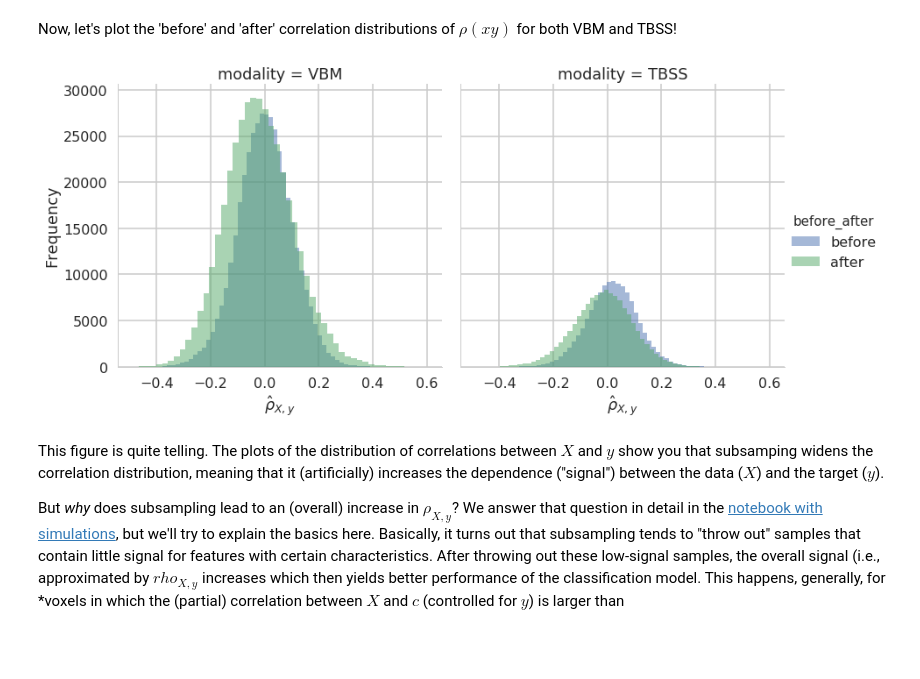
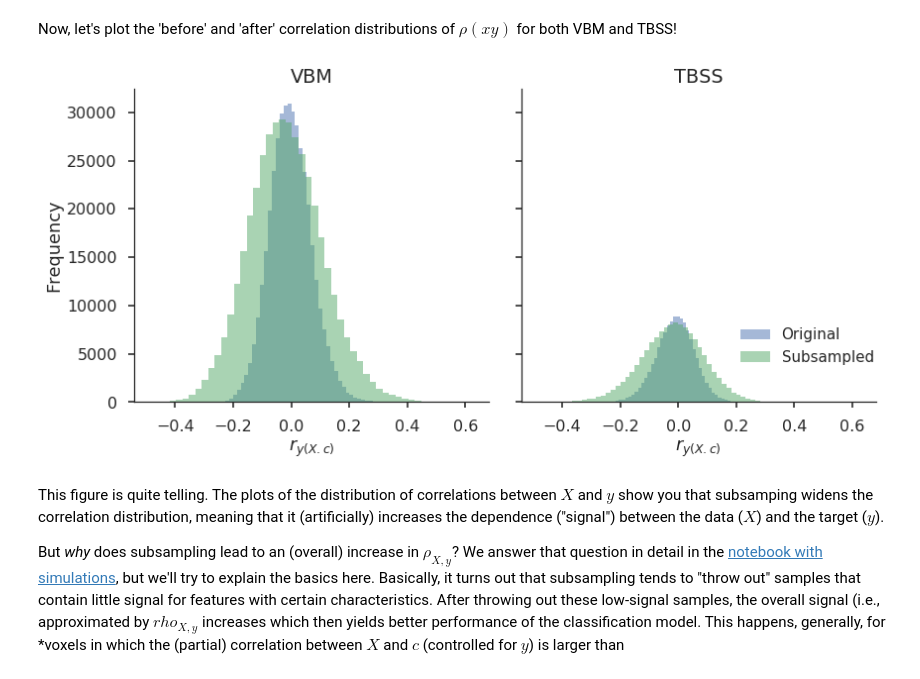
Before and after one commit to lukassnoek/MVCA, a Jupyter notebook: analyses/empirical_analysis_gender_classification.ipynb, the cells around one changed output. Drawn from its saved outputs; the diff is of its cells as text; code cells hidden in the pictures; blank space fills up the shorter version.

```diff
--- a/analyses/empirical_analysis_gender_classification.ipynb
+++ b/analyses/empirical_analysis_gender_classification.ipynb
@@ -256,7 +256,7 @@ fig, axes = plt.subplots(ncols=2, nrows=1, sharex=True, sharey=True, figsize=(15
 for i, modality in enumerate(['VBM', 'TBSS']):
     this_mvp, this_confound = mvp[modality], confound[modality]
     perm_results = permutation_test_score(pipeline_check, this_confound,
-                                          this_mvp.y, cv=RepeatedStratifiedKFold(n_splits=10, n_repeats=10),
+                                          this_mvp.y, cv=RepeatedStratifiedKFold(n_splits=10, n_repeats=1),
                                           scoring=metric, n_jobs=n_jobs, n_permutations=1000)
 
     axes[i].hist(perm_results[1])
@@ -548,7 +505,7 @@ from sklearn.exceptions import UndefinedMetricWarning
 # (e.g., all samples are classified as "man", and no "women" predictions are made)
 filterwarnings("ignore", category=UndefinedMetricWarning)
 
-#results_cb = dict(n_vox=[], score=[], modality=[])
+results_cb = dict(n_vox=[], score=[], modality=[])
 
 for modality in ['VBM', 'TBSS']:
 
@@ -582,7 +536,6 @@ Retained 131 samples for TBSS (reduction of 39.6%)
 #### Permutation tests counterbalancing
 We'll run the permutation tests again, but now for the counterbalanced data.
 # %%
-# NIET VERGETEN: DEZE OPNIEUW RUNNEN!
 save_dir = op.join(base_dir, 'data', 'perm_results', 'counterbalancing')
 
 for modality in ['VBM', 'TBSS']:
@@ -591,7 +544,7 @@ for modality in ['VBM', 'TBSS']:
     this_mvp = mvp[modality]
 
     skf = CounterbalancedStratifiedSplit(this_mvp.X, this_mvp.y, c.squeeze(),
-                                         c_type='continuous', metric='tstat', threshold=0.01,
+                                         c_type='continuous', metric='tstat', threshold=0.1,
                                          verbose=False, use_pval=True, n_splits=n_folds)
     skf.check_counterbalance_and_subsample()
     X, y, c = this_mvp.X[skf.subsample_idx], this_mvp.y[skf.subsample_idx], c[skf.subsample_idx]
@@ -687,15 +636,17 @@ That's weird ... Especially with the VBM-data, there seems to be a strong positi
 
 Perhaps we can figure out something from the correlation structure before and after subsampling. To do so, we'll calculate the correlations between the voxels and gender both before and after subsampling.
 # %%
-results_corr_cb = dict(corrs=[], before_after=[], modality=[])
+from utils import vectorized_semipartial_corr, vectorized_corr
+results_corr_cb = dict(corrs=[], which_data=[], modality=[])
 
 for modality in ['VBM', 'TBSS']:
 
     c = confound[modality]
     this_mvp = mvp[modality]
 
-    results_corr_cb['corrs'].extend(vectorized_corr(this_mvp.y[:, np.newaxis], this_mvp.X))
-    results_corr_cb['before_after'].extend(['before'] * this_mvp.X.shape[1])
+    results_corr_cb['corrs'].extend(vectorized_semipartial_corr(this_mvp.y[:, np.newaxis], c, this_mvp.X,
+                                                                which='2D'))
+    results_corr_cb['which_data'].extend(['Original'] * this_mvp.X.shape[1])
     results_corr_cb['modality'].extend([modality] * this_mvp.X.shape[1])
 
     skf = CounterbalancedStratifiedSplit(this_mvp.X, this_mvp.y, c.squeeze(),
@@ -704,19 +655,23 @@ for modality in ['VBM', 'TBSS']:
     skf.check_counterbalance_and_subsample()
     X, y, c = this_mvp.X[skf.subsample_idx], this_mvp.y[skf.subsample_idx], c[skf.subsample_idx]
 
-    results_corr_cb['corrs'].extend(vectorized_corr(y[:, np.newaxis], X))
-    results_corr_cb['before_after'].extend(['after'] * X.shape[1])
+    results_corr_cb['corrs'].extend(vectorized_semipartial_corr(y[:, np.newaxis], c, X, which='2D'))
+    results_corr_cb['which_data'].extend(['Subsampled'] * X.shape[1])
     results_corr_cb['modality'].extend([modality] * X.shape[1])
 # %% [markdown]
 Now, let's plot the 'before' and 'after' correlation distributions of $\rho(xy)$ for both VBM and TBSS!
 # %%
 results_corr_cb_df = pd.DataFrame(results_corr_cb)
-g = sns.FacetGrid(results_corr_cb_df, col='modality', hue='before_after', size=6)
+
+sns.set_style('ticks')
+g = sns.FacetGrid(results_corr_cb_df, col='modality', hue='which_data', size=6)
 g.map(plt.hist, 'corrs', alpha=0.5, bins=50)
-g.add_legend()
-g.set_axis_labels(r"$\hat{\rho}_{X,y}$", "Frequency");
+g.axes[0][1].legend(loc=(0.6, 0.1), fontsize=15)
+g.set_axis_labels("$r_{y(X.c)}$", "Frequency")
+g.axes[0][0].set_title("VBM")
+g.axes[0][1].set_title("TBSS");
 # %% [output]
-[figure, old version]
+[figure, new version]
 # %% [markdown]
 This figure is quite telling. The plots of the distribution of correlations between $X$ and $y$ show you that subsamping widens the correlation distribution, meaning that it (artificially) increases the dependence ("signal") between the data ($X$) and the target ($y$).
 
```
Also changed, not shown: parts of 29 cells of this notebook, 4 other files.
